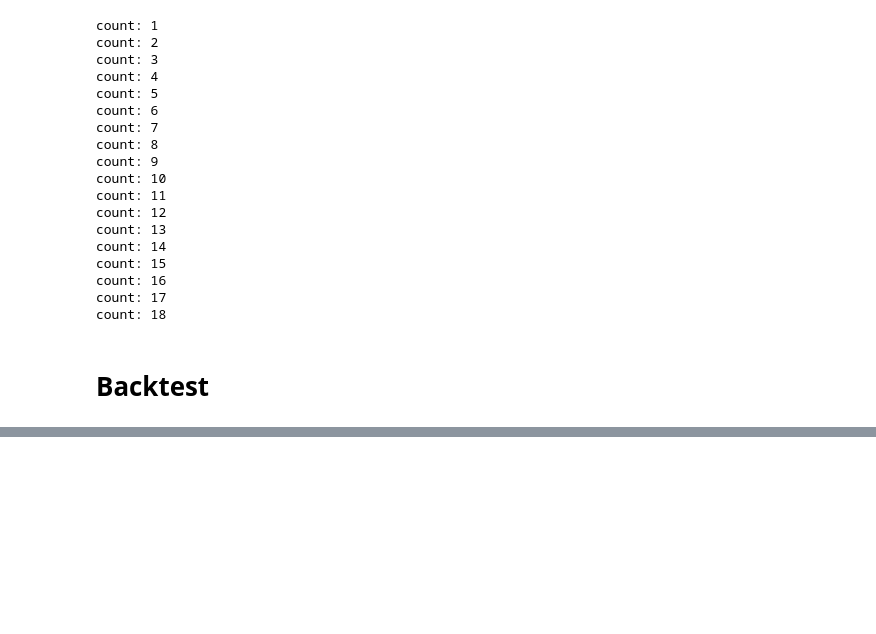
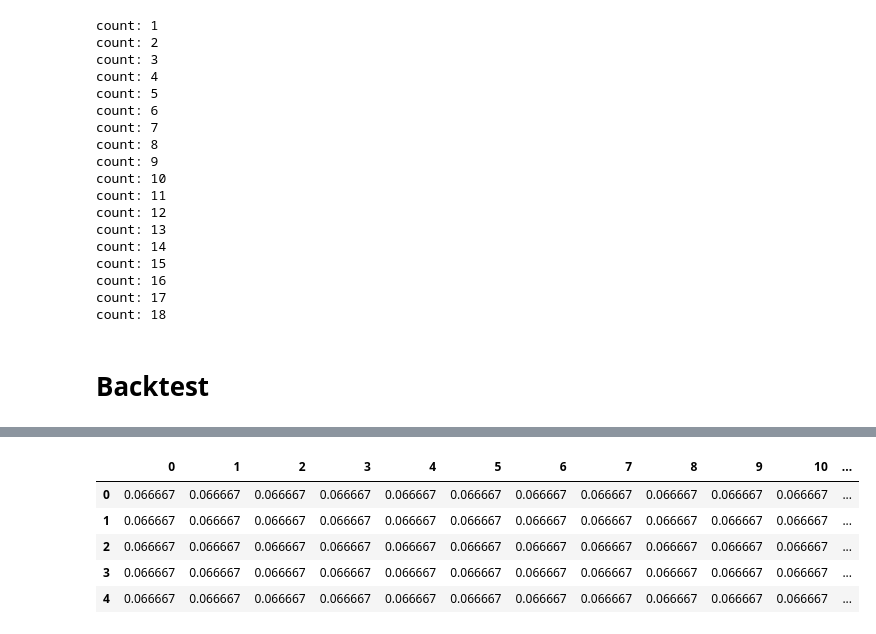
Before and after one commit to JZ-H/Portfolio_Analysis, a Jupyter notebook: Model/Subjective_View_Setting/Subjective_View.ipynb, the cells around one changed output, grey strips where cells are left out. Saved outputs shown, nothing was run; the diff lists cells and outputs as text; code cells hidden in the pictures; blank space fills up the shorter version.

```diff
--- a/Model/Subjective_View_Setting/Subjective_View.ipynb
+++ b/Model/Subjective_View_Setting/Subjective_View.ipynb
@@ -159,0 +168,14 @@ df_sbj.to_csv("Subjective_View.csv")
+# %%
+df_fr = pd.DataFrame(np.repeat(0,1197))
+
+
+
+df_bm = pd.DataFrame(np.repeat(np.array([[1/15,]*15]),63*18,axis=0))
+df_bm.head()
+# %% [output]
+|  | 0 | 1 | 2 | 3 | 4 | 5 | 6 | 7 | 8 | 9 | 10 | ... |
+| 0 | 0.066667 | 0.066667 | 0.066667 | 0.066667 | 0.066667 | 0.066667 | 0.066667 | 0.066667 | 0.066667 | 0.066667 | 0.066667 | ... |
+| 1 | 0.066667 | 0.066667 | 0.066667 | 0.066667 | 0.066667 | 0.066667 | 0.066667 | 0.066667 | 0.066667 | 0.066667 | 0.066667 | ... |
+| 2 | 0.066667 | 0.066667 | 0.066667 | 0.066667 | 0.066667 | 0.066667 | 0.066667 | 0.066667 | 0.066667 | 0.066667 | 0.066667 | ... |
+| 3 | 0.066667 | 0.066667 | 0.066667 | 0.066667 | 0.066667 | 0.066667 | 0.066667 | 0.066667 | 0.066667 | 0.066667 | 0.066667 | ... |
+| 4 | 0.066667 | 0.066667 | 0.066667 | 0.066667 | 0.066667 | 0.066667 | 0.066667 | 0.066667 | 0.066667 | 0.066667 | 0.066667 | ... |
```
Also changed, not shown: parts of 7 cells of this notebook, 12 other files.
